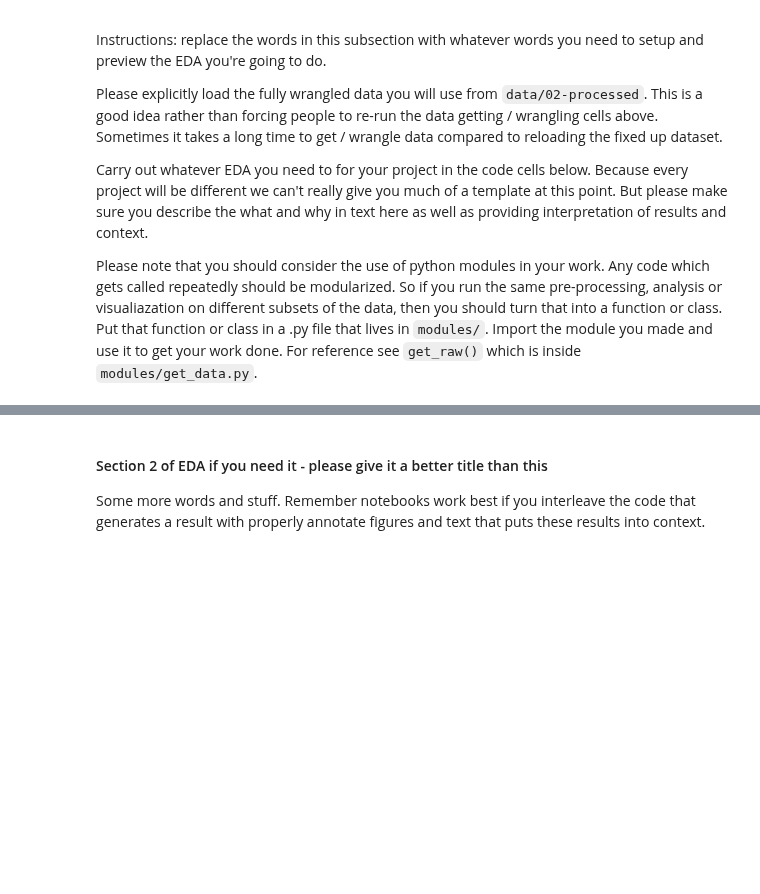
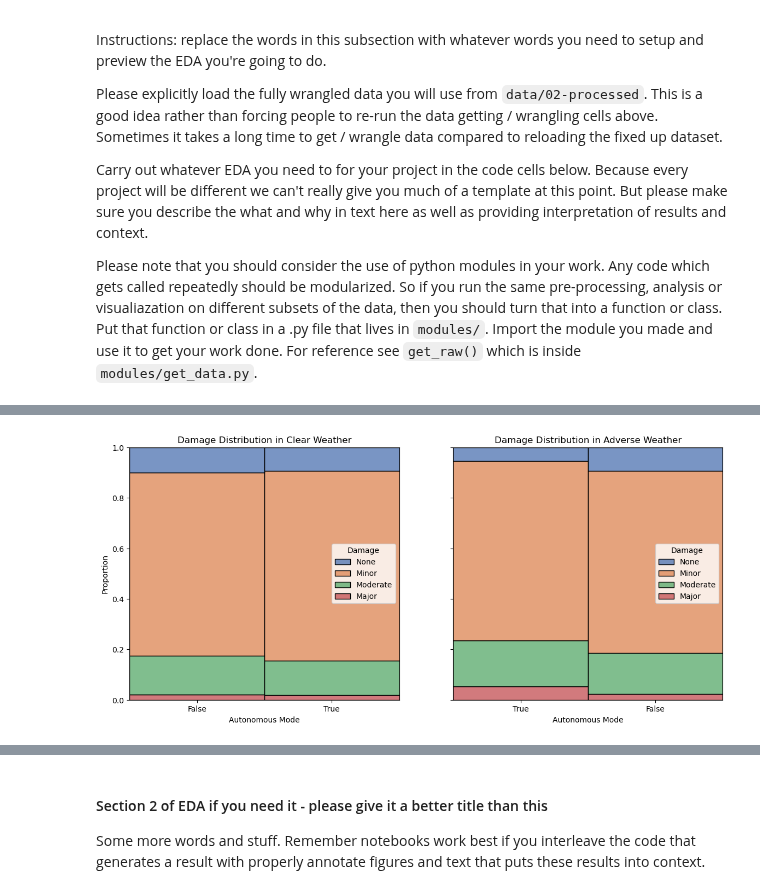
Before and after one commit to COGS108/Group094_WI26, a Jupyter notebook: 02-EDACheckpoint.ipynb, the cells around one changed output, grey strips where cells are left out. Cells and saved outputs as stored; diff of their text form; code cells hidden in the pictures; blank space fills up the shorter version.

```diff
--- a/02-EDACheckpoint.ipynb
+++ b/02-EDACheckpoint.ipynb
@@ -1155,0 +1193,38 @@ Some more words and stuff.  Remember notebooks work best if you interleave the c
+# %%
+# Accident Severity in Adverse Weather
+fig, axes = plt.subplots(1, 2, figsize=(14, 6), sharey=True)
+
+x_axis_order = [False, True]
+damage_order = ['None', 'Minor', 'Moderate', 'Major']
+
+adverse = final_df[final_df["Weather"].isin(["Cloudy","Fog", "Raining"])]
+sns.histplot(
+    data=adverse,
+    x="Autonomous Mode",
+    hue="Damage",
+    multiple="fill",
+    ax=axes[1],
+    palette='deep',
+    hue_order=damage_order,
+    discrete=True
+)
+
+clear = final_df[final_df["Weather"].isin(["Clear"])]
+sns.histplot(
+    data=clear,
+    x="Autonomous Mode",
+    hue="Damage",
+    multiple="fill",
+    ax=axes[0],
+    palette='deep',
+    hue_order=damage_order,
+    discrete=True
+)
+axes[0].set_title("Damage Distribution in Clear Weather")
+axes[1].set_title("Damage Distribution in Adverse Weather")
+axes[0].set_ylabel("Proportion")
+
+plt.tight_layout
+plt.show()
+# %% [output]
+[figure, added]
```
Also changed, not shown: parts of 9 cells of this notebook.
